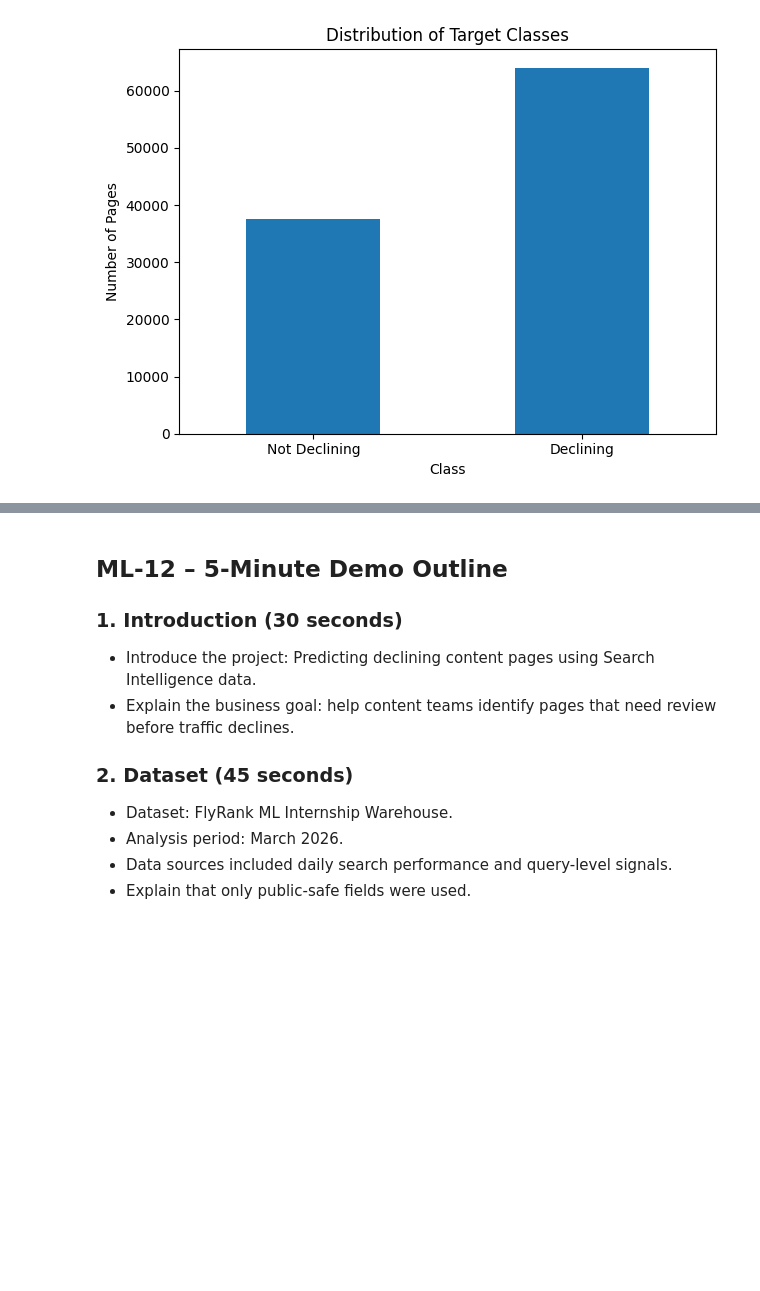
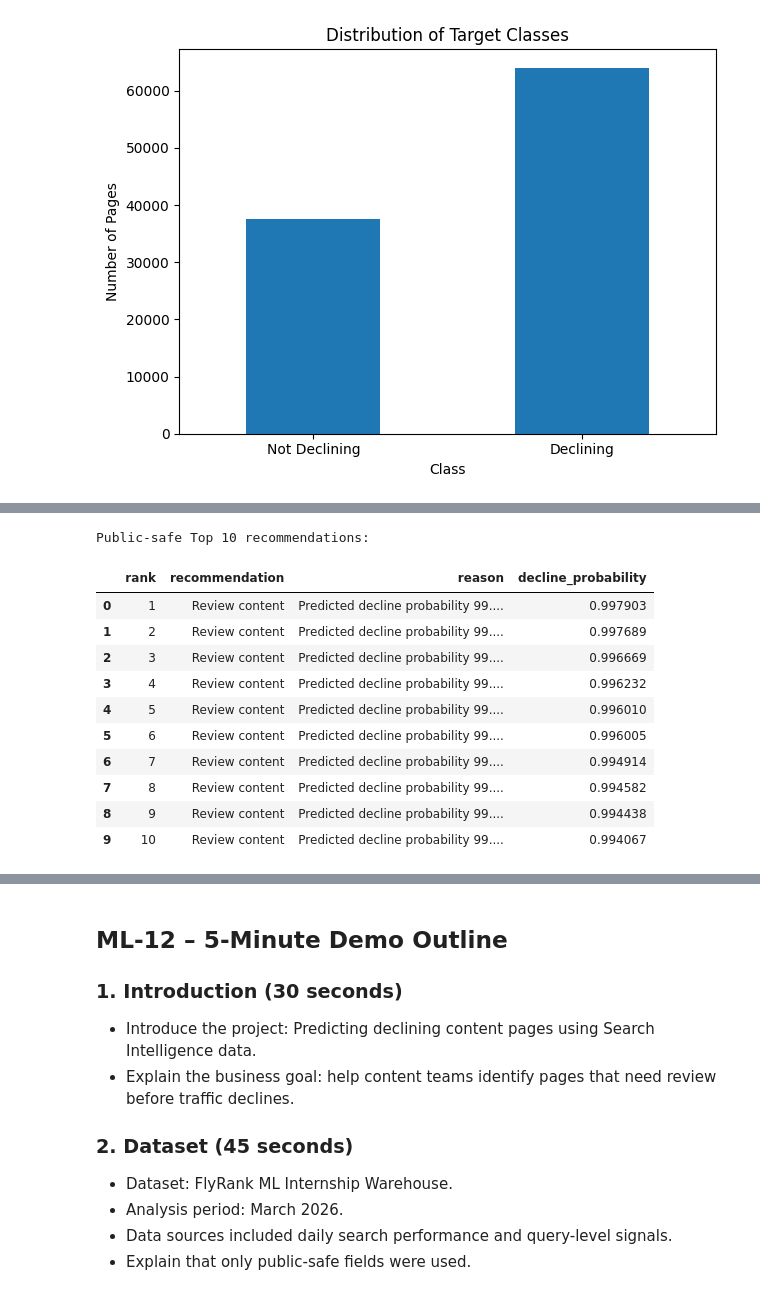
Before and after one commit to mirabdulbaqi/flyrank-ml-internship, a Jupyter notebook: work/notebooks/capstone.ipynb, the cells around one changed output, grey strips where cells are left out. Saved outputs shown, nothing was run; the diff lists cells and outputs as text; code cells hidden in the pictures; blank space fills up the shorter version.

```diff
--- a/work/notebooks/capstone.ipynb
+++ b/work/notebooks/capstone.ipynb
@@ -833,0 +892,42 @@ plt.show()
+# %%
+# Public-safe Top 10 recommendations for the research paper
+
+top10_public = recommendations.head(10).copy()
+
+top10_public["recommendation"] = "Review content"
+
+top10_public["reason"] = top10_public.apply(
+    lambda row: (
+        f"Predicted decline probability {row['decline_probability']:.1%}; "
+        f"impressions changed from {row['imp_prev30']:.0f} to "
+        f"{row['imp_last30']:.0f}, with CTR "
+        f"{row['ctr_last30']:.2%} and average position "
+        f"{row['pos_last30']:.1f}."
+    ),
+    axis=1
+)
+
+top10_public = top10_public[
+    [
+        "rank",
+        "recommendation",
+        "reason",
+        "decline_probability"
+    ]
+]
+
+print("Public-safe Top 10 recommendations:")
+display(top10_public)
+# %% [output]
+Public-safe Top 10 recommendations:
+|  | rank | recommendation | reason | decline_probability |
+| 0 | 1 | Review content | Predicted decline probability 99.... | 0.997903 |
+| 1 | 2 | Review content | Predicted decline probability 99.... | 0.997689 |
+| 2 | 3 | Review content | Predicted decline probability 99.... | 0.996669 |
+| 3 | 4 | Review content | Predicted decline probability 99.... | 0.996232 |
+| 4 | 5 | Review content | Predicted decline probability 99.... | 0.996010 |
+| 5 | 6 | Review content | Predicted decline probability 99.... | 0.996005 |
+| 6 | 7 | Review content | Predicted decline probability 99.... | 0.994914 |
+| 7 | 8 | Review content | Predicted decline probability 99.... | 0.994582 |
+| 8 | 9 | Review content | Predicted decline probability 99.... | 0.994438 |
+| 9 | 10 | Review content | Predicted decline probability 99.... | 0.994067 |
```
Also changed, not shown: parts of 10 cells of this notebook.
